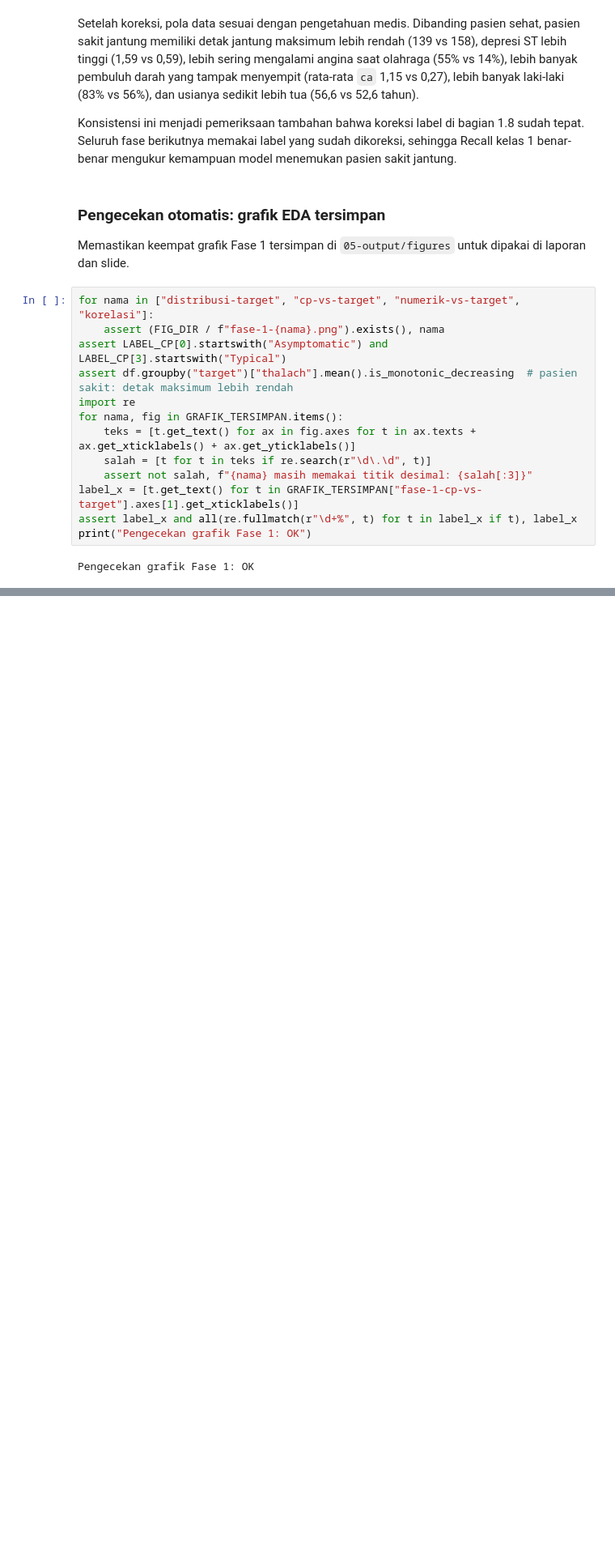
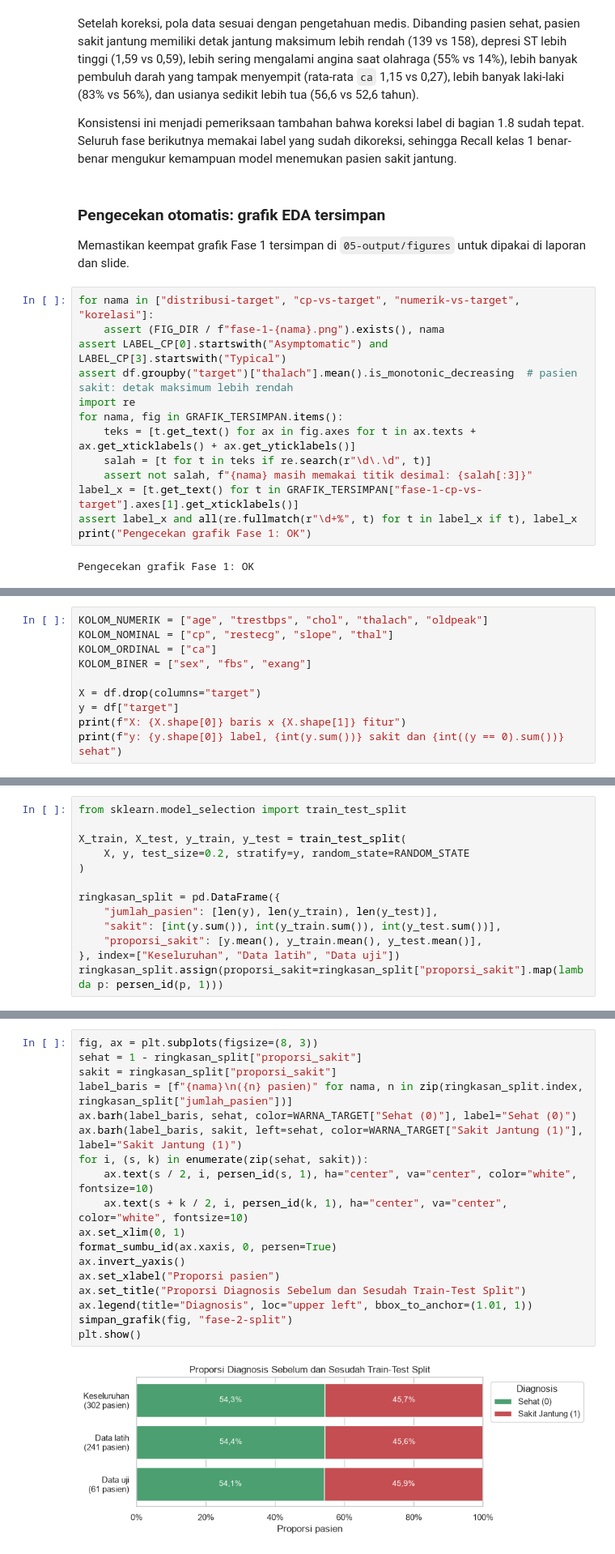
Before and after one commit to agm4r/uci-heart-disease-classification, a Jupyter notebook: 03-notebook/Kelompok6_Heart_Disease_Prediction.ipynb, the cells around one changed output, grey strips where cells are left out. Shown at 81% size. Cells and saved outputs as stored; diff of their text form; blank space fills up the shorter version.

Commit message:
feat(fase-2): tambah pemisahan fitur dan train-test split 80:20 dengan stratify

```diff
--- a/03-notebook/Kelompok6_Heart_Disease_Prediction.ipynb
+++ b/03-notebook/Kelompok6_Heart_Disease_Prediction.ipynb
@@ -548,0 +571,10 @@ Pengecekan grafik Fase 1: OK
+# %%
+KOLOM_NUMERIK = ["age", "trestbps", "chol", "thalach", "oldpeak"]
+KOLOM_NOMINAL = ["cp", "restecg", "slope", "thal"]
+KOLOM_ORDINAL = ["ca"]
+KOLOM_BINER = ["sex", "fbs", "exang"]
+
+X = df.drop(columns="target")
+y = df["target"]
+print(f"X: {X.shape[0]} baris x {X.shape[1]} fitur")
+print(f"y: {y.shape[0]} label, {int(y.sum())} sakit dan {int((y == 0).sum())} sehat")
@@ -548,0 +590,13 @@ Pengecekan grafik Fase 1: OK
+# %%
+from sklearn.model_selection import train_test_split
+
+X_train, X_test, y_train, y_test = train_test_split(
+    X, y, test_size=0.2, stratify=y, random_state=RANDOM_STATE
+)
+
+ringkasan_split = pd.DataFrame({
+    "jumlah_pasien": [len(y), len(y_train), len(y_test)],
+    "sakit": [int(y.sum()), int(y_train.sum()), int(y_test.sum())],
+    "proporsi_sakit": [y.mean(), y_train.mean(), y_test.mean()],
+}, index=["Keseluruhan", "Data latih", "Data uji"])
+ringkasan_split.assign(proporsi_sakit=ringkasan_split["proporsi_sakit"].map(lambda p: persen_id(p, 1)))
@@ -548,0 +608,20 @@ Pengecekan grafik Fase 1: OK
+# %%
+fig, ax = plt.subplots(figsize=(8, 3))
+sehat = 1 - ringkasan_split["proporsi_sakit"]
+sakit = ringkasan_split["proporsi_sakit"]
+label_baris = [f"{nama}\n({n} pasien)" for nama, n in zip(ringkasan_split.index, ringkasan_split["jumlah_pasien"])]
+ax.barh(label_baris, sehat, color=WARNA_TARGET["Sehat (0)"], label="Sehat (0)")
+ax.barh(label_baris, sakit, left=sehat, color=WARNA_TARGET["Sakit Jantung (1)"], label="Sakit Jantung (1)")
+for i, (s, k) in enumerate(zip(sehat, sakit)):
+    ax.text(s / 2, i, persen_id(s, 1), ha="center", va="center", color="white", fontsize=10)
+    ax.text(s + k / 2, i, persen_id(k, 1), ha="center", va="center", color="white", fontsize=10)
+ax.set_xlim(0, 1)
+format_sumbu_id(ax.xaxis, 0, persen=True)
+ax.invert_yaxis()
+ax.set_xlabel("Proporsi pasien")
+ax.set_title("Proporsi Diagnosis Sebelum dan Sesudah Train-Test Split")
+ax.legend(title="Diagnosis", loc="upper left", bbox_to_anchor=(1.01, 1))
+simpan_grafik(fig, "fase-2-split")
+plt.show()
+# %% [output]
+[figure, added]
```
Also changed, not shown: parts of 8 cells of this notebook, 1 other file.
